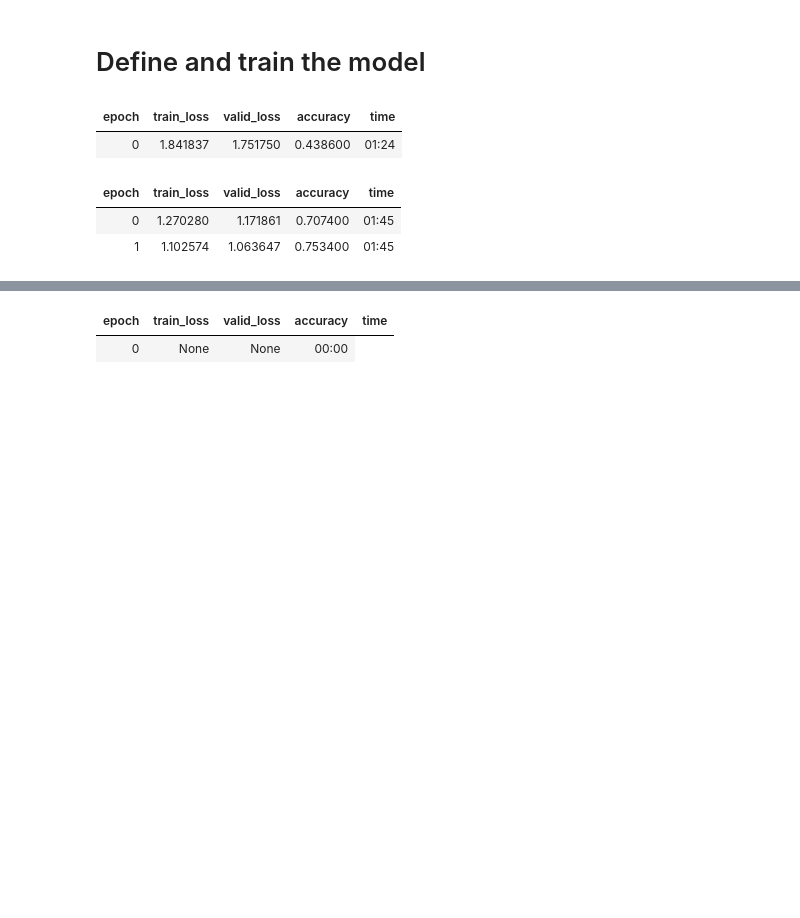
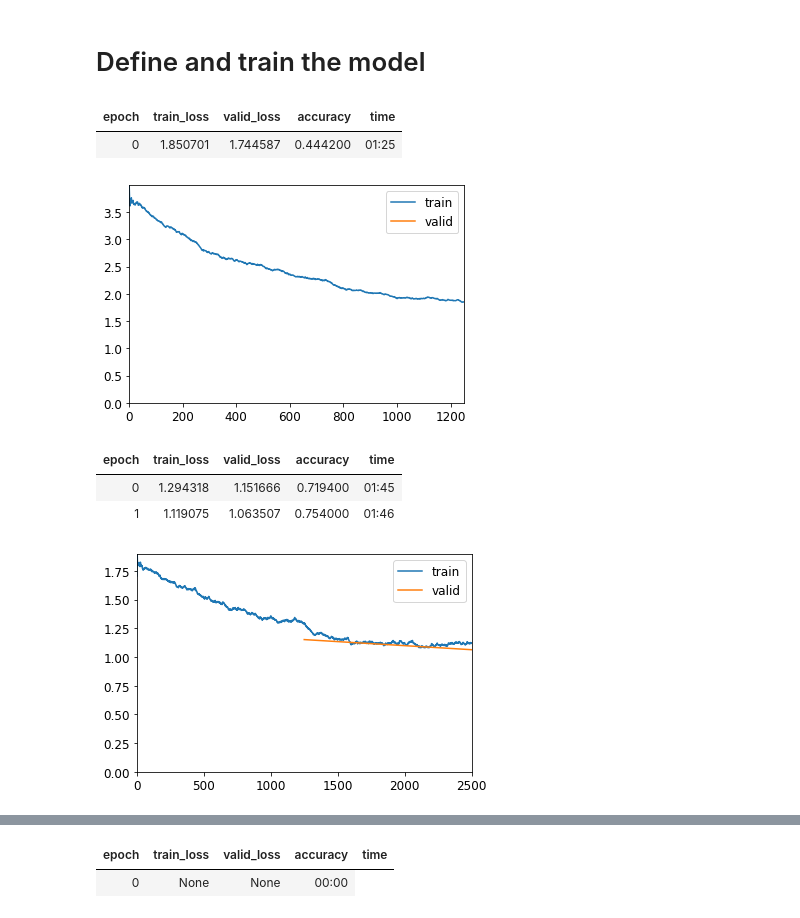
Before and after one commit to PacktPublishing/Deep-Learning-with-fastai-Cookbook, a Jupyter notebook: ch8/training_with_image_datasets_datablock.ipynb, the cells around one changed output, grey strips where cells are left out. Cells and saved outputs as stored; diff of their text form; code cells hidden in the pictures; blank space fills up the shorter version.

```diff
--- a/ch8/training_with_image_datasets_datablock.ipynb
+++ b/ch8/training_with_image_datasets_datablock.ipynb
@@ -109,10 +102,12 @@ learn = cnn_learner(dls, resnet18,
                     metrics=accuracy)
 # %%
 %%time
-learn.fine_tune(2)
+learn.fine_tune(2,cbs=ShowGraphCallback())
 # %% [output]
 | epoch | train_loss | valid_loss | accuracy | time |
-| 0 | 1.841837 | 1.751750 | 0.438600 | 01:24 |
+| 0 | 1.850701 | 1.744587 | 0.444200 | 01:25 |
+[figure, added]
 | epoch | train_loss | valid_loss | accuracy | time |
-| 0 | 1.270280 | 1.171861 | 0.707400 | 01:45 |
-| 1 | 1.102574 | 1.063647 | 0.753400 | 01:45 |
+| 0 | 1.294318 | 1.151666 | 0.719400 | 01:45 |
+| 1 | 1.119075 | 1.063507 | 0.754000 | 01:46 |
+[figure, added]
```
Also changed, not shown: parts of 25 cells of this notebook.
